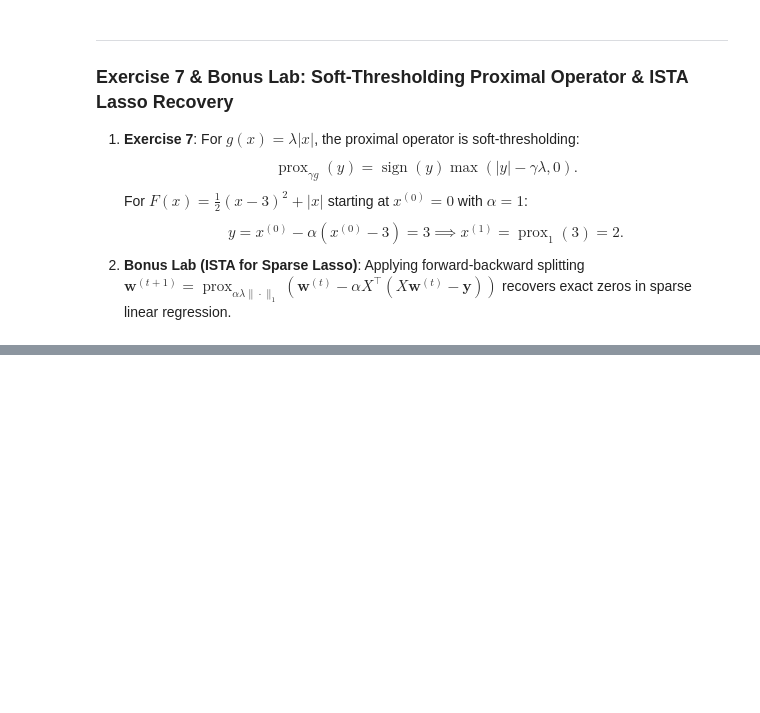
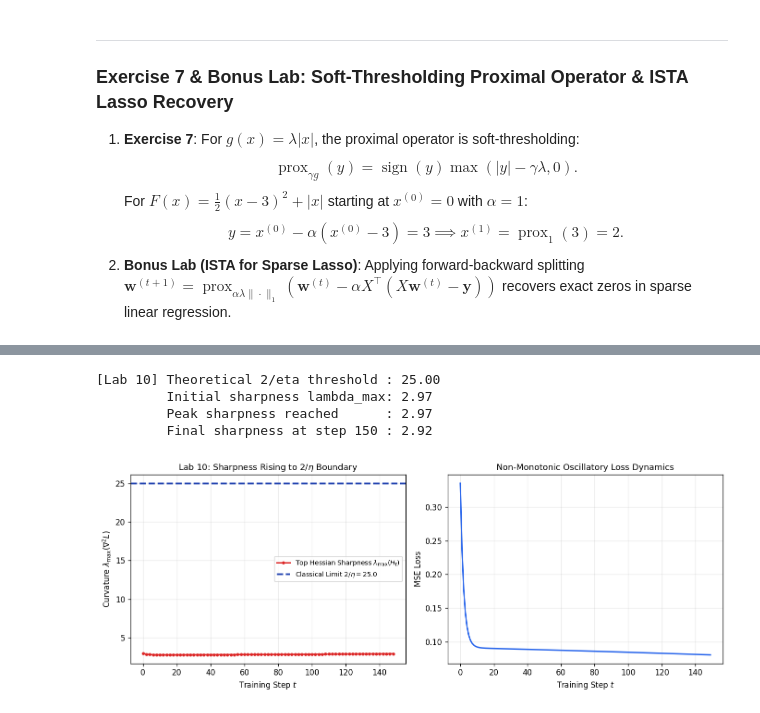
Before and after one commit to xuanxinjushi/mathematics-for-ai-machine-learning, a Jupyter notebook: chapter12-optimization-method/code/proj.ipynb, the cells around one changed output, grey strips where cells are left out. Drawn from its saved outputs; the diff is of its cells as text; code cells hidden in the pictures; blank space fills up the shorter version.

```diff
--- a/chapter12-optimization-method/code/proj.ipynb
+++ b/chapter12-optimization-method/code/proj.ipynb
@@ -364,0 +543,78 @@ plt.show()
+# %%
+# Lab 10: Edge of Stability in 2-Layer Neural Optimization
+np.random.seed(1337)
+n_pts = 50
+x_pts = np.linspace(-1, 1, n_pts)[:, None]
+y_pts = np.sin(np.pi * x_pts)
+h_dim = 16
+
+w1 = np.random.randn(h_dim, 1) * 0.5
+w2 = np.random.randn(1, h_dim) * 0.5
+th_init = np.concatenate([w1.flatten(), w2.flatten()])
+
+def net_loss_grad(th):
+    w1_m = th[:h_dim].reshape(h_dim, 1)
+    w2_m = th[h_dim:].reshape(1, h_dim)
+    hid = np.tanh(w1_m @ x_pts.T)
+    pred = (w2_m @ hid).T
+    err = pred - y_pts
+    loss = 0.5 * np.mean(err**2)
+    d_pred = err / n_pts
+    g_w2 = (d_pred.T @ hid.T).reshape(-1)
+    d_hid = (d_pred @ w2_m).T * (1.0 - hid**2)
+    g_w1 = (d_hid @ x_pts).reshape(-1)
+    return loss, np.concatenate([g_w1, g_w2])
+
+def get_top_sharpness(th, iters=15):
+    v = np.random.randn(len(th))
+    v /= la.norm(v)
+    eps = 1e-4
+    _, g0 = net_loss_grad(th)
+    for _ in range(iters):
+        _, gp = net_loss_grad(th + eps * v)
+        Hv = (gp - g0) / eps
+        nHv = la.norm(Hv)
+        if nHv < 1e-12: return 0.0
+        v = Hv / nHv
+    return float(v @ Hv)
+
+eta_eos = 0.08
+eos_lim = 2.0 / eta_eos  # 25.0
+steps_eos = 150
+th_cur = th_init.copy()
+losses_eos = []
+sharp_records = []
+
+for s in range(steps_eos):
+    lv, gv = net_loss_grad(th_cur)
+    losses_eos.append(lv)
+    if s % 2 == 0:
+        sharp_records.append((s, get_top_sharpness(th_cur)))
+    th_cur = th_cur - eta_eos * gv
+
+s_steps, s_vals = zip(*sharp_records)
+print(f"[Lab 10] Theoretical 2/eta threshold : {eos_lim:.2f}")
+print(f"         Initial sharpness lambda_max: {s_vals[0]:.2f}")
+print(f"         Peak sharpness reached      : {max(s_vals):.2f}")
+print(f"         Final sharpness at step 150 : {s_vals[-1]:.2f}")
+
+fig, (ax1, ax2) = plt.subplots(1, 2, figsize=(11.5, 4.4))
+ax1.plot(s_steps, s_vals, 'o-', color='#dc2626', lw=1.8, markersize=3, label=r'Top Hessian Sharpness $\lambda_{\max}(H_t)$')
+ax1.axhline(eos_lim, color='#1e40af', linestyle='--', lw=2.2, label=rf'Classical Limit $2/\eta = {eos_lim:.1f}$')
+ax1.set_title(r'Lab 10: Sharpness Rising to $2/\eta$ Boundary')
+ax1.set_xlabel('Training Step $t$')
+ax1.set_ylabel(r'Curvature $\lambda_{\max}(\nabla^2 L)$')
+ax1.legend(fontsize=8.5)
+
+ax2.plot(losses_eos, color='#2563eb', lw=1.8)
+ax2.set_title('Non-Monotonic Oscillatory Loss Dynamics')
+ax2.set_xlabel('Training Step $t$')
+ax2.set_ylabel('MSE Loss')
+plt.tight_layout()
+plt.show()
+# %% [output]
+[Lab 10] Theoretical 2/eta threshold : 25.00
+         Initial sharpness lambda_max: 2.97
+         Peak sharpness reached      : 2.97
+         Final sharpness at step 150 : 2.92
+[figure, added]
```
Also changed, not shown: parts of 15 cells of this notebook, 19 other files.
